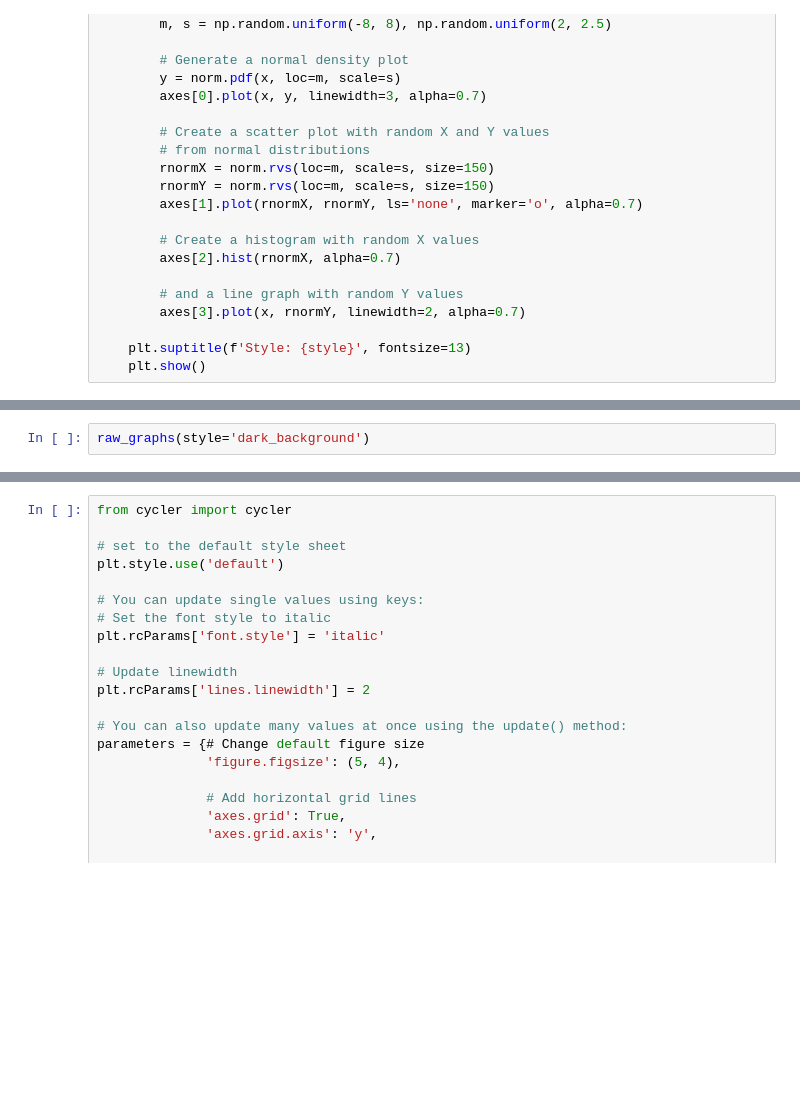
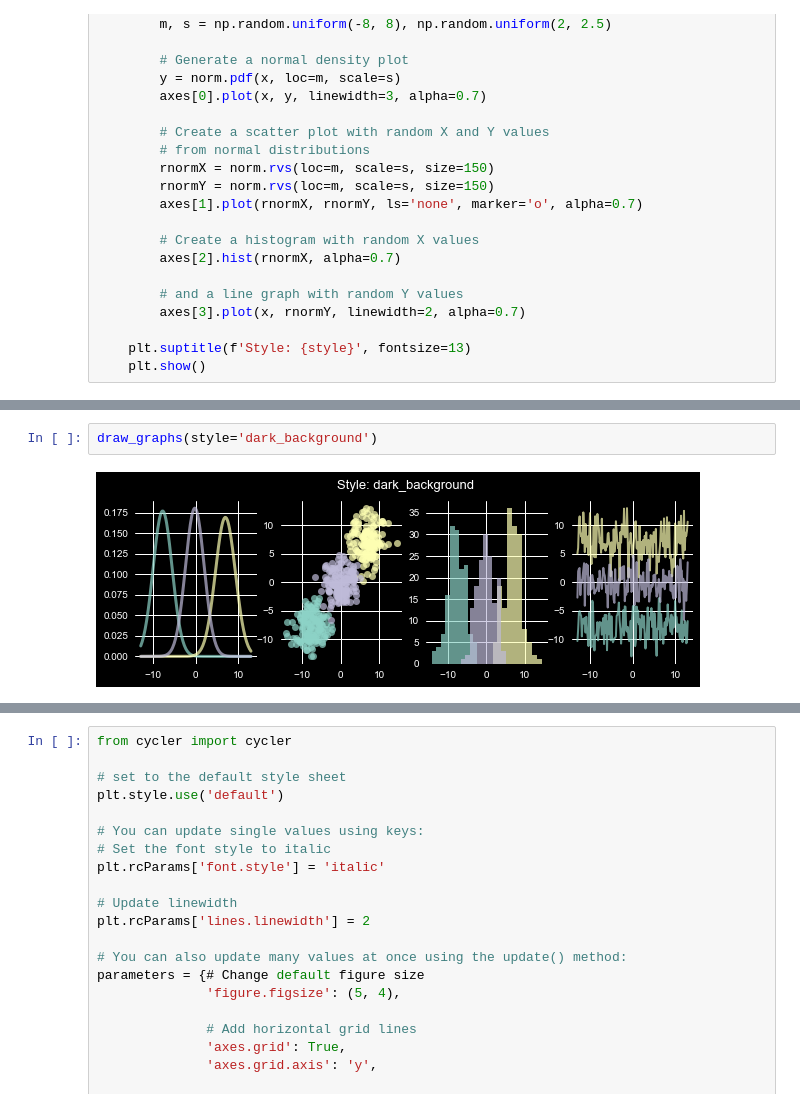
Before and after one commit to caiquemiranda/python-economics-and-finance, a Jupyter notebook: 10-Matplotlib.ipynb, the cells around one changed output, grey strips where cells are left out. Cells and saved outputs as stored; diff of their text form; blank space fills up the shorter version.

```diff
--- a/10-Matplotlib.ipynb
+++ b/10-Matplotlib.ipynb
@@ -170,4 +196,6 @@ draw_graphs(style='grayscale')
 # %%
-raw_graphs(style='dark_background')
+draw_graphs(style='dark_background')
+# %% [output]
+[figure, added]
 # %%
 print(plt.rcParams.keys())
```
Also changed, not shown: parts of 17 cells of this notebook.
